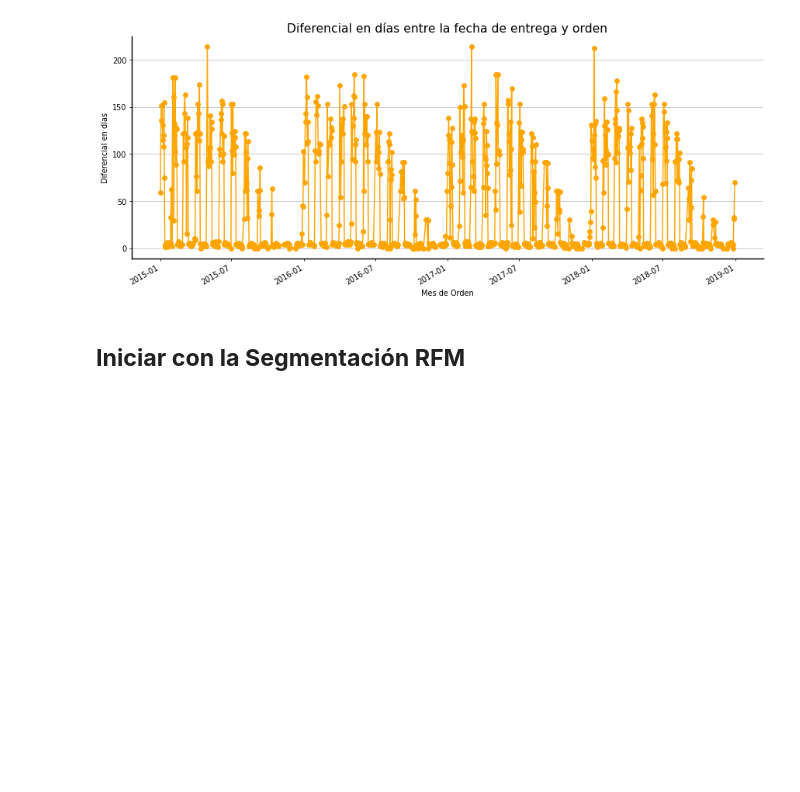
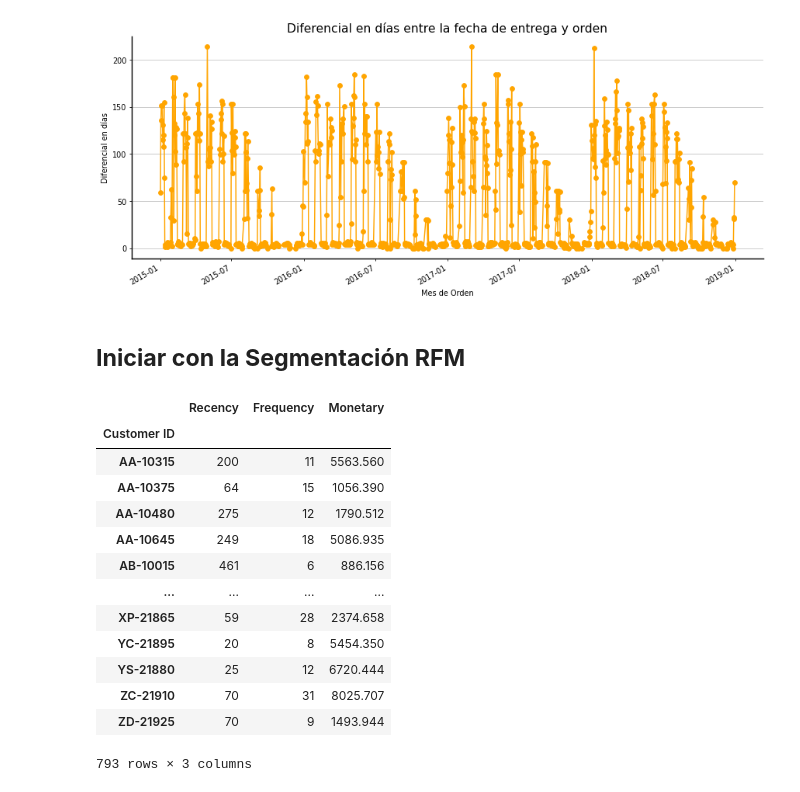
Before and after one commit to SebastianUrdaneguiBisalaya/Segmentacion-RFM, a Jupyter notebook: notebook/Segmentation RFM-checkpoint.ipynb, the cells around one changed output. Saved outputs shown, nothing was run; the diff lists cells and outputs as text; code cells hidden in the pictures; blank space fills up the shorter version.

```diff
--- a/notebook/Segmentation RFM-checkpoint.ipynb
+++ b/notebook/Segmentation RFM-checkpoint.ipynb
@@ -172,0 +177,22 @@ plt.show()
+# %%
+RFM = data.groupby('Customer ID').agg({
+    'Order Date': lambda x : (today - x.max()).days,
+    'Segment': lambda x: len(x),
+    'Sales' : lambda  x : x.sum()})
+RFM.columns = ["Recency", "Frequency", "Monetary"]
+RFM
+# %% [output]
+|  | Recency | Frequency | Monetary |
+| Customer ID |  |  |  |
+| AA-10315 | 200 | 11 | 5563.560 |
+| AA-10375 | 64 | 15 | 1056.390 |
+| AA-10480 | 275 | 12 | 1790.512 |
+| AA-10645 | 249 | 18 | 5086.935 |
+| AB-10015 | 461 | 6 | 886.156 |
+| ... | ... | ... | ... |
+| XP-21865 | 59 | 28 | 2374.658 |
+| YC-21895 | 20 | 8 | 5454.350 |
+| YS-21880 | 25 | 12 | 6720.444 |
+| ZC-21910 | 70 | 31 | 8025.707 |
+| ZD-21925 | 70 | 9 | 1493.944 |
+793 rows × 3 columns
```
Also changed, not shown: parts of 3 cells of this notebook, 1 other file.
